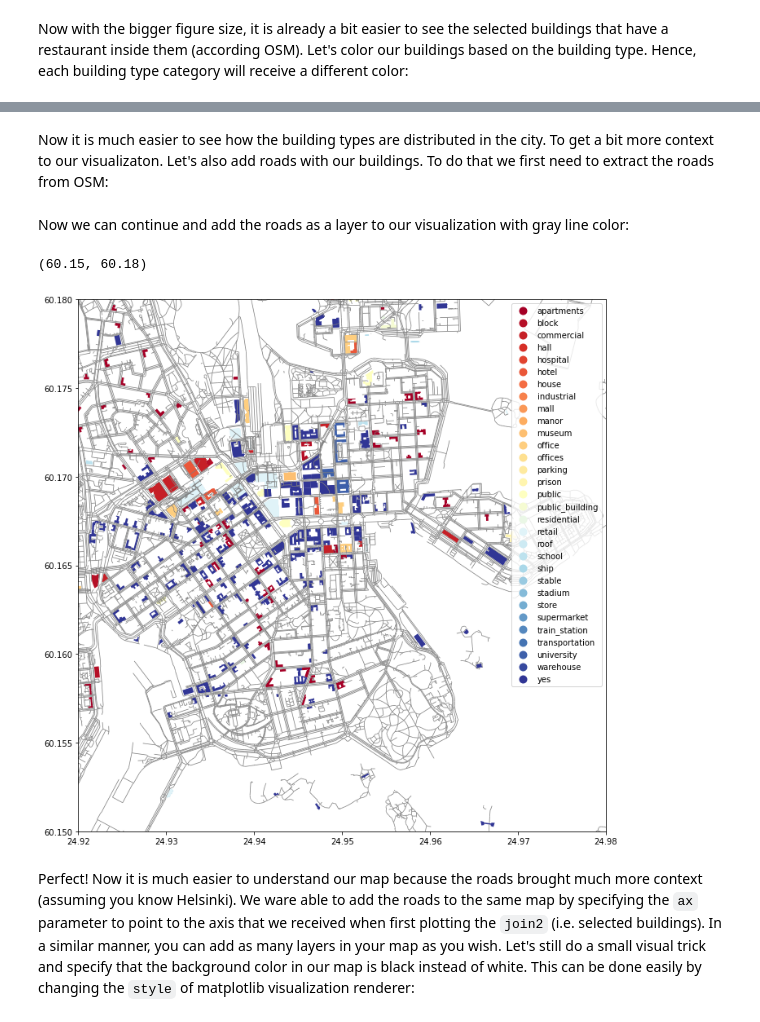
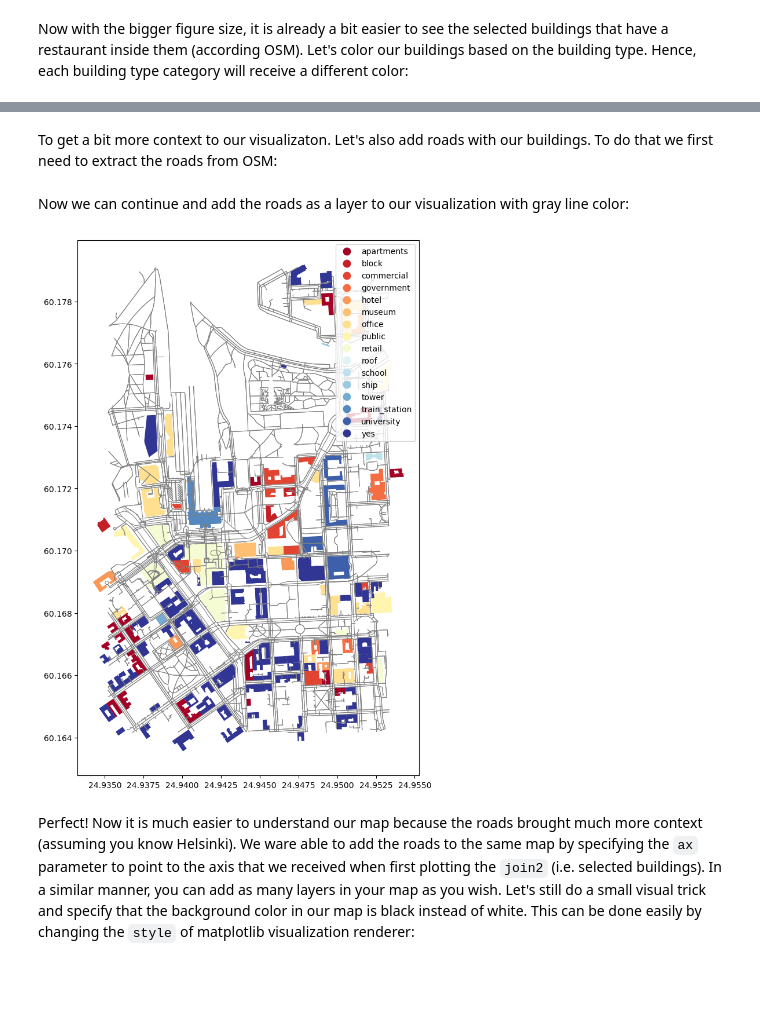
Before and after one commit to AaltoGIS/Spatial-Analytics, a Jupyter notebook: source/lessons/L1/intro-to-python-geostack.ipynb, the cells around one changed output, grey strips where cells are left out. Drawn from its saved outputs; the diff is of its cells as text; code cells hidden in the pictures; blank space fills up the shorter version.

```diff
--- a/source/lessons/L1/intro-to-python-geostack.ipynb
+++ b/source/lessons/L1/intro-to-python-geostack.ipynb
@@ -154,0 +176,12 @@ buildings = osm.get_buildings()
+# %%
+import osmnx as ox
+from shapely.geometry import box
+
+# Bounding box for given area (Helsinki city centre)
+bounds = [24.9351773, 60.1641551, 24.9534055, 60.1791068]
+
+# Create a bounding box Polygon
+bbox = box(*bounds)
+
+# Retrieve buildings from the given area
+buildings = ox.features_from_polygon(bbox, tags={"building": True})
@@ -282,0 +315,5 @@ restaurants.plot()
+# %%
+# Read restaurants
+query = "Helsinki, Finland"
+restaurants = ox.features_from_place(query, tags={"amenity": ["restaurant", "bar", "pub"]})
+restaurants.plot()
@@ -358,6 +418,6 @@ As we can see from the above, now we have merged information from the buildings
 One handy trick and efficient trick for spatial join is to use it for **selecting data**. We can e.g. select all buildings that intersect with restaurants by conducting the spatial join other way around, i.e. using the buildings as the left GeoDataFrame and the restaurants as the right GeoDataFrame:
 # %%
 # Merge information from restaurants to buildings (conducts selection at the same time)
-join2 = gpd.sjoin(buildings, restaurants, how="inner", op="intersects")
+join2 = gpd.sjoin(buildings, restaurants, how="inner", predicate="intersects")
 join2.plot()
 # %% [output]
@@ -423,29 +516,21 @@ ax.set_ylim([ymin, ymax])
 # %% [markdown]
-Now it is much easier to see how the building types are distributed in the city. To get a bit more context to our visualizaton. Let's also add roads with our buildings.
-To do that we first need to extract the roads from OSM:
+To get a bit more context to our visualizaton. Let's also add roads with our buildings. To do that we first need to extract the roads from OSM:
 # %%
 # Get roads (retrieves walkable roads by default)
-roads = osm.get_network()
+G = ox.graph_from_polygon(bbox)
+
+# Parse roads from the graph
+roads = ox.graph_to_gdfs(G, nodes=False, edges=True)
 # %% [markdown]
 Now we can continue and add the roads as a layer to our visualization with gray line color:
 # %%
-# Zoom into city center by specifying X and Y coordinate extent
-# These values should be given in the units that our data is presented (here decimal degrees)
-xmin, xmax = 24.92, 24.98
-ymin, ymax = 60.15, 60.18
-
 # Plot the map again
 ax = join2.plot(column="building_left", cmap="RdYlBu", figsize=(12,12), legend=True)
 
 # Plot the roads into the same axis
 ax = roads.plot(ax=ax, edgecolor="gray", linewidth=0.75)
-
-# Control and set the x and y limits for the axis
-ax.set_xlim([xmin, xmax])
-ax.set_ylim([ymin, ymax])
 # %% [output]
-(60.15, 60.18)
-[figure, old version]
+[figure, new version]
 # %% [markdown]
 Perfect! Now it is much easier to understand our map because the roads brought much more context (assuming you know Helsinki). We ware able to add the roads to the same map by specifying the `ax` parameter to point to the axis that we received when first plotting the `join2` (i.e. selected buildings). In a similar manner, you can add as many layers in your map as you wish. Let's still do a small visual trick and specify that the background color in our map is black instead of white. This can be done easily by changing the `style` of matplotlib visualization renderer:
 # %%
```
Also changed, not shown: parts of 57 cells of this notebook.
